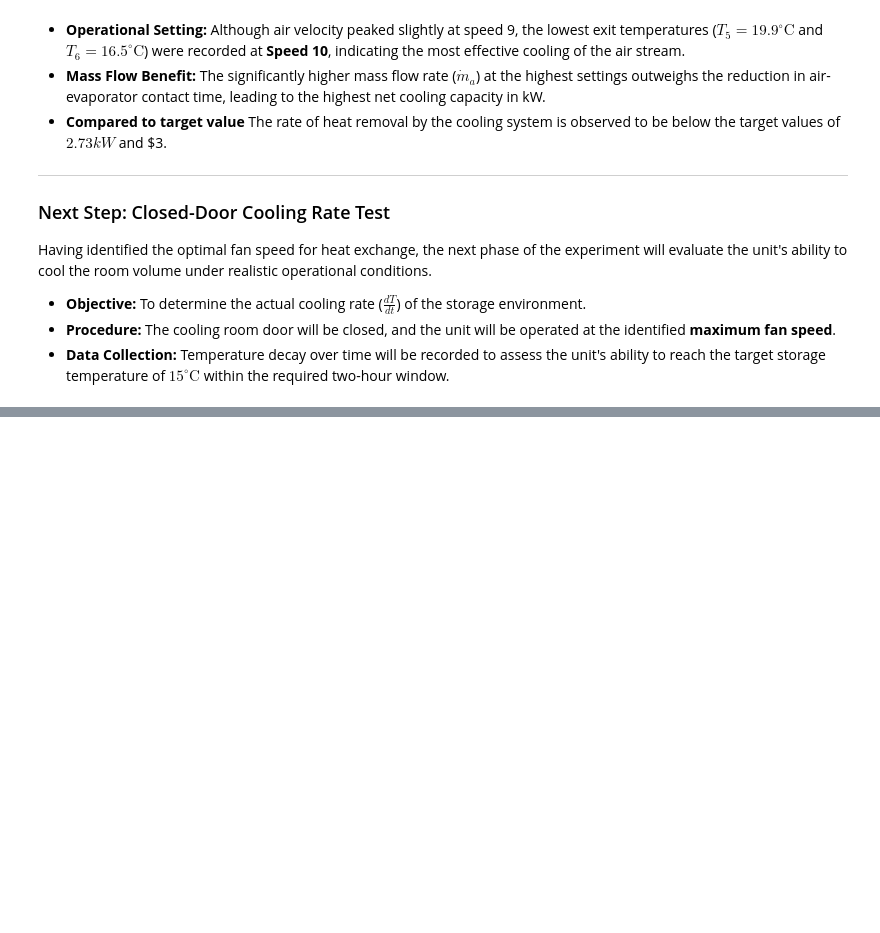
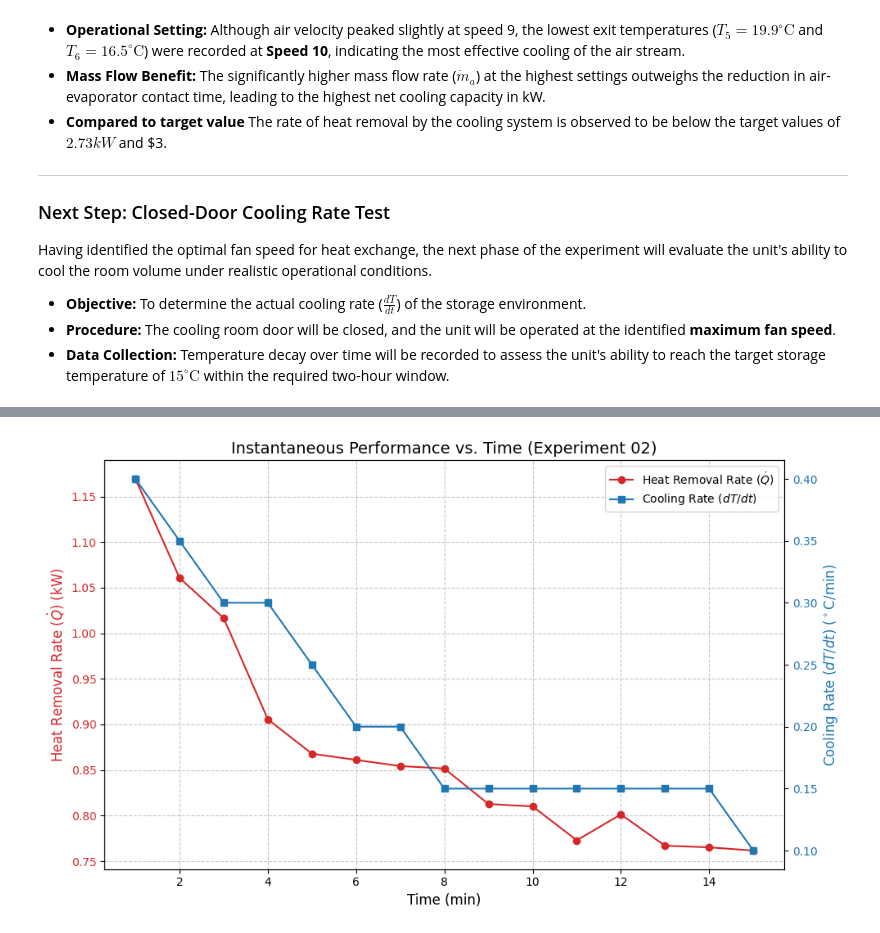
Before and after one commit to kush450629/ME421_GROUP_A1, a Jupyter notebook: Heat Transfer/ME421_E20070_Heat_Transfer.ipynb, the cells around one changed output, grey strips where cells are left out. Cells and saved outputs as stored; diff of their text form; code cells hidden in the pictures; blank space fills up the shorter version.

```diff
--- a/Heat Transfer/ME421_E20070_Heat_Transfer.ipynb
+++ b/Heat Transfer/ME421_E20070_Heat_Transfer.ipynb
@@ -434,0 +485,97 @@ Having identified the optimal fan speed for heat exchange, the next phase of the
+# %%
+import numpy as np
+import pandas as pd
+import matplotlib.pyplot as plt
+
+# ---------------------------------
+# 1. Experimental Measurements
+# ---------------------------------
+minutes = np.arange(1, 16)
+
+T3_db = np.array([27.4, 27.0, 26.7, 26.4, 26.1, 25.9, 25.7, 25.5, 25.4, 25.2, 25.1, 24.9, 24.8, 24.6, 24.5])
+T4_wb = np.array([19.9, 19.6, 19.3, 18.9, 18.7, 18.5, 18.3, 18.2, 18.0, 17.9, 17.7, 17.6, 17.5, 17.4, 17.3])
+T5_db = np.array([20.3, 20.2, 20.0, 19.8, 19.7, 19.5, 19.3, 19.2, 18.9, 18.8, 18.7, 18.6, 18.4, 18.4, 18.2])
+T6_wb = np.array([16.4, 16.4, 16.2, 16.1, 16.0, 15.8, 15.6, 15.5, 15.4, 15.3, 15.2, 15.0, 15.0, 14.9, 14.8])
+
+# ---------------------------------
+# 2. System Constants
+# ---------------------------------
+atm_pressure = 101.325   # kPa
+air_density = 1.2        # kg/m³
+duct_diameter = 0.11     # m
+air_velocity = 9.5       # m/s (optimum fan speed)
+
+cross_section_area = np.pi * duct_diameter**2 / 4
+mass_flow_rate = air_density * cross_section_area * air_velocity
+
+def enthalpy_moist_air(Tdb, Twb):
+    """Calculate specific enthalpy (kJ/kg dry air)."""
+
+    # Saturation pressure at wet bulb temperature
+    Ps_wb = 0.61078 * np.exp((17.27 * Twb) / (Twb + 237.3))
+
+    # Actual vapor pressure
+    Pv = Ps_wb - 0.000662 * atm_pressure * (Tdb - Twb)
+
+    # Humidity ratio
+    humidity_ratio = 0.62194 * Pv / (atm_pressure - Pv)
+
+    # Enthalpy equation
+    return 1.006 * Tdb + humidity_ratio * (2501 + 1.86 * Tdb)
+
+# ---------------------------------
+# 3. Calculations
+# ---------------------------------
+h_inlet = np.array([enthalpy_moist_air(db, wb) for db, wb in zip(T3_db, T4_wb)])
+h_outlet = np.array([enthalpy_moist_air(db, wb) for db, wb in zip(T5_db, T6_wb)])
+
+# Heat removal rate (kW)
+Q_dot = mass_flow_rate * (h_inlet - h_outlet)
+
+# Cooling rate (°C/min) – negative gradient because temperature decreases
+cooling_rate = -np.gradient(T3_db, minutes)
+
+# ---------------------------------
+# 4. Plotting
+# ---------------------------------
+fig, primary_axis = plt.subplots(figsize=(10, 6))
+
+# Primary axis: Heat removal rate
+primary_axis.set_xlabel("Time (min)", fontsize=12)
+primary_axis.set_ylabel("Heat Removal Rate ($\\dot{Q}$) (kW)", color="tab:red", fontsize=12)
+
+line_heat, = primary_axis.plot(
+    minutes, Q_dot,
+    marker="o",
+    color="tab:red",
+    label="Heat Removal Rate ($\\dot{Q}$)"
+)
+
+primary_axis.tick_params(axis="y", labelcolor="tab:red")
+primary_axis.grid(True, linestyle="--", alpha=0.7)
+
+# Secondary axis: Cooling rate
+secondary_axis = primary_axis.twinx()
+secondary_axis.set_ylabel("Cooling Rate ($dT/dt$) ($^\\circ$C/min)", color="tab:blue", fontsize=12)
+
+line_cool, = secondary_axis.plot(
+    minutes, cooling_rate,
+    marker="s",
+    color="tab:blue",
+    label="Cooling Rate ($dT/dt$)"
+)
+
+secondary_axis.tick_params(axis="y", labelcolor="tab:blue")
+
+plt.title("Instantaneous Performance vs. Time (Experiment 02)", fontsize=14)
+
+# Combined legend
+all_lines = [line_heat, line_cool]
+all_labels = [line.get_label() for line in all_lines]
+primary_axis.legend(all_lines, all_labels, loc="upper right")
+
+plt.tight_layout()
+plt.savefig("cooling_performance_plot.png")
+plt.show()
+# %% [output]
+[figure, added]
```
Also changed, not shown: parts of 2 cells of this notebook.
